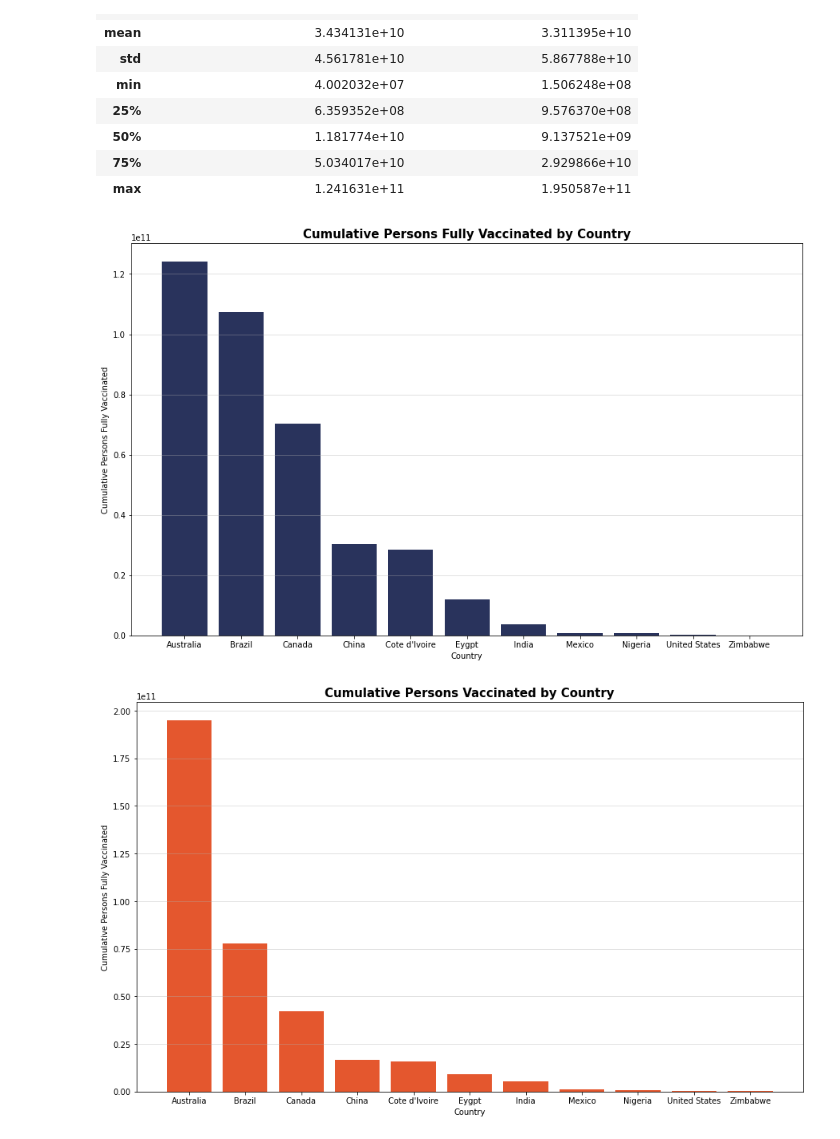
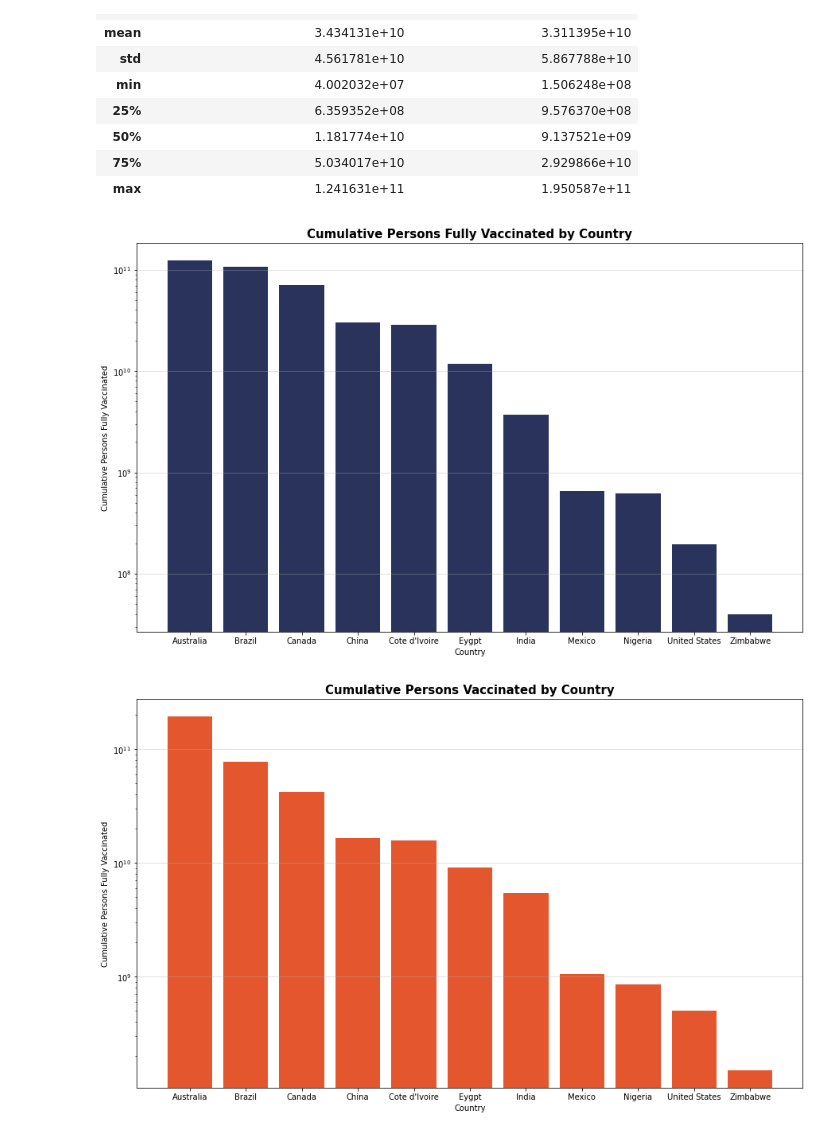
Before and after one commit to boojaado/group4-etl-project, a Jupyter notebook: Visualizations.ipynb, the cells around one changed output. Cells and saved outputs as stored; diff of their text form; code cells hidden in the pictures.

```diff
--- a/Visualizations.ipynb
+++ b/Visualizations.ipynb
@@ -156,21 +156,22 @@ totalvacdf.describe()
 # %%
 plt.figure(figsize=(15,9))
 
 plt.bar(totalvacdf.Country, totalvacdf["Cumulative Persons Fully Vaccinated"].sort_values(ascending = False), color="#29335C", align="center")
 
 plt.xticks(rotation=0)
 
 plt.title("Cumulative Persons Fully Vaccinated by Country", fontsize=15, fontweight="bold")
 plt.xlabel("Country")
 plt.ylabel("Cumulative Persons Fully Vaccinated")
+plt.yscale("log")
 
 plt.grid(axis="y", alpha = 0.45)
 
 plt.savefig("Visuals/Cumulative Persons Fully Vaccinated by Country.png")
 
 plt.show()
 # %% [output]
-[figure, old version]
+[figure, new version]
 # %%
 plt.figure(figsize=(15,9))
 
@@ -181,6 +182,7 @@ plt.xticks(rotation=0)
 plt.title("Cumulative Persons Vaccinated by Country",fontsize=15, fontweight="bold")
 plt.xlabel("Country")
 plt.ylabel("Cumulative Persons Fully Vaccinated")
+plt.yscale("log")
 
 plt.grid(axis="y", alpha = 0.45)
 
@@ -188,4 +190,4 @@ plt.savefig("Visuals/Cumulative Persons Vaccinated by Country.png")
 
 plt.show()
 # %% [output]
-[figure, old version]
+[figure, new version]
```
